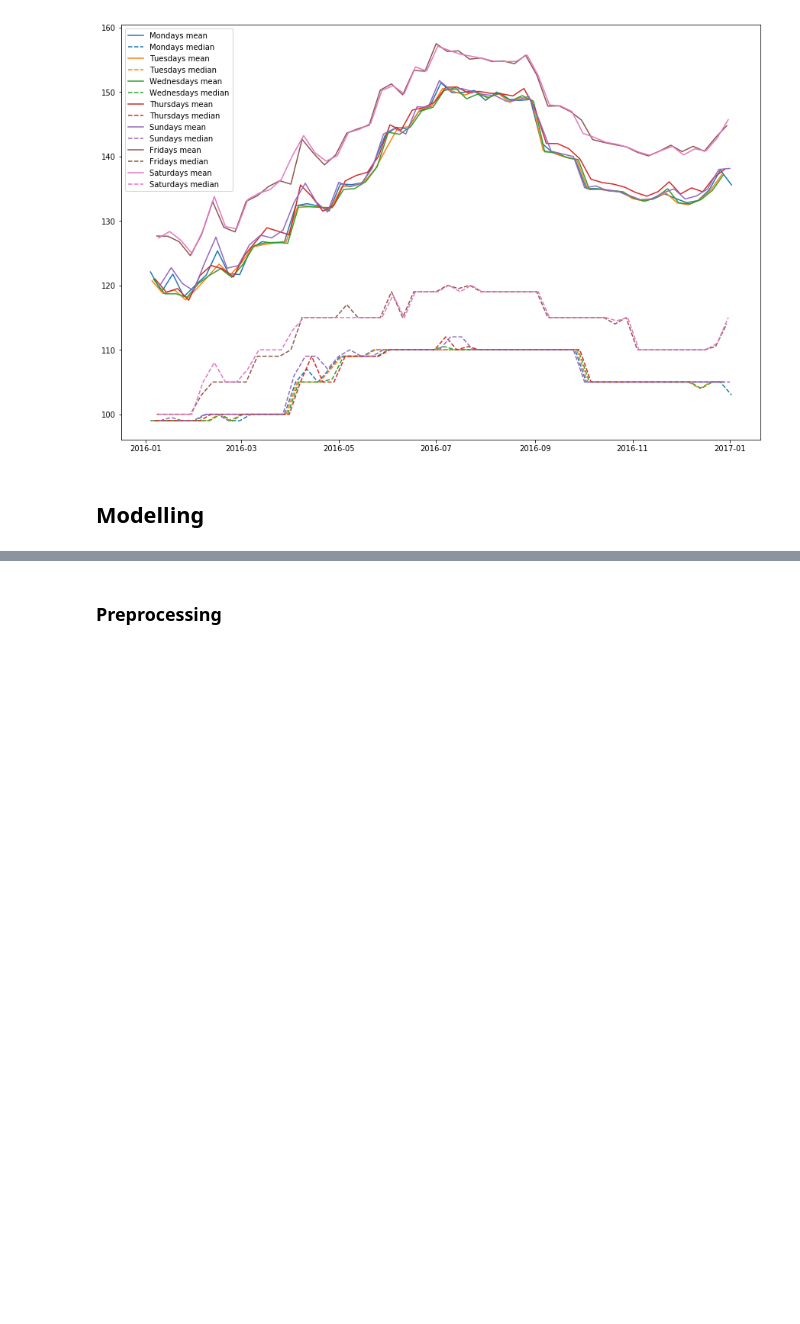
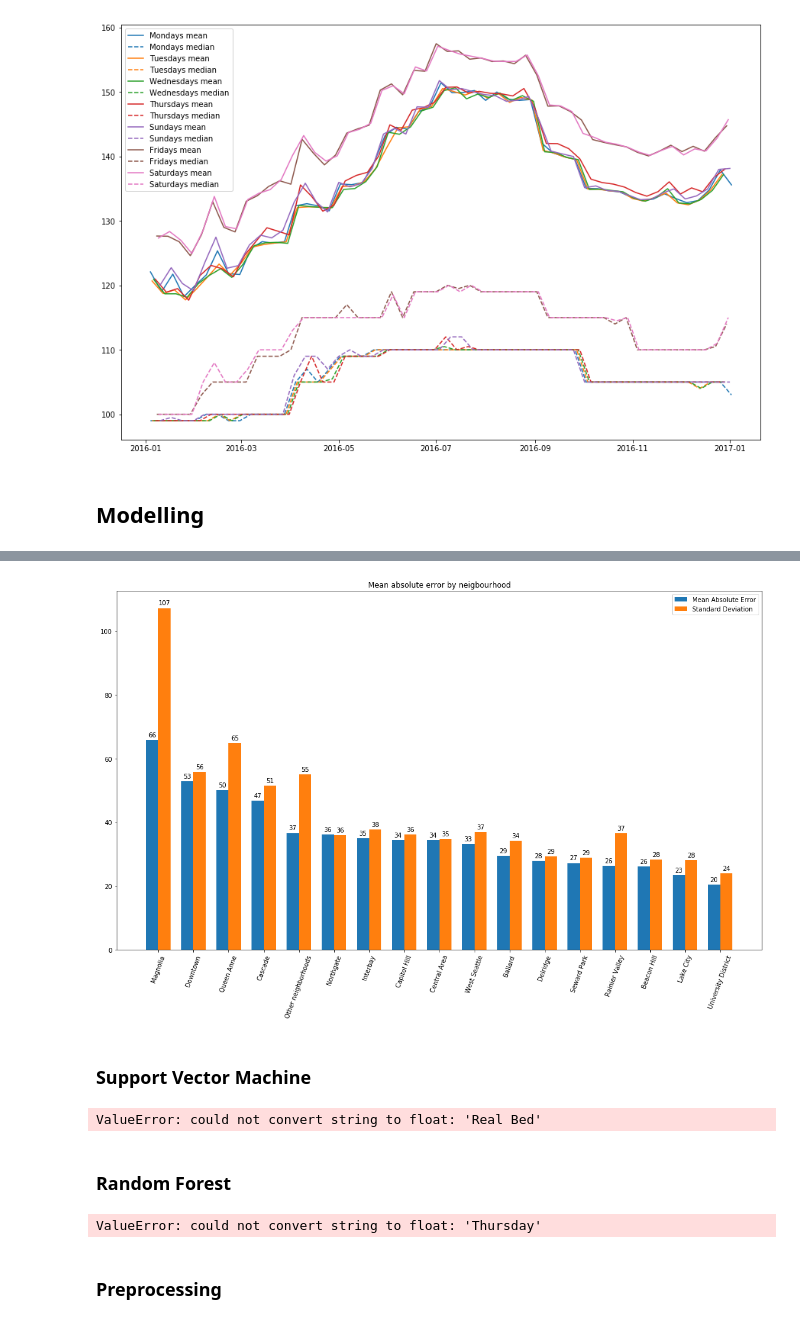
Before and after one commit to rubengura/SeattleAirBnBAnalysis, a Jupyter notebook: Udacity Data Science Nanodegree P1T2.ipynb, the cells around one changed output, grey strips where cells are left out. Drawn from its saved outputs; the diff is of its cells as text; code cells hidden in the pictures; blank space fills up the shorter version.

```diff
--- a/Udacity Data Science Nanodegree P1T2.ipynb
+++ b/Udacity Data Science Nanodegree P1T2.ipynb
@@ -275,3 +320,60 @@ reviews.head()
+# %%
+error_statistics_by_neighbourhood = df.groupby('neighbourhood_group_cleansed')['abs_error'].describe()
+error_statistics_by_neighbourhood.sort_values('mean', ascending=False, inplace=True)
+
+x = np.arange(len(error_statistics_by_neighbourhood))
+width = 0.35
+
+fig, ax = plt.subplots(figsize=(15,10))
+rects1 = ax.bar(x - width/2, error_statistics_by_neighbourhood['mean'], width,
+                label='Mean Absolute Error')
+rects2 = ax.bar(x + width/2, error_statistics_by_neighbourhood['std'], width,
+                label='Standard Deviation')
+
+ax.legend()
+ax.set_xticks(x)
+ax.set_xticklabels(error_statistics_by_neighbourhood.index, rotation=70)
+ax.set_title('Mean absolute error by neigbourhood')
+
+def autolabel(rects):
+    """Attach a text label above each bar in *rects*, displaying its height."""
+    for rect in rects:
+        height = rect.get_height()
+        ax.annotate('{}'.format(int(np.around(height))),
+                    xy=(rect.get_x() + rect.get_width() / 2, height),
+                    xytext=(0, 3),  # 3 points vertical offset
+                    textcoords="offset points",
+                    ha='center', va='bottom')
+
+
+autolabel(rects1)
+autolabel(rects2)
+
+fig.tight_layout()
+
+plt.show()
+# %% [output]
+[figure, added]
+# %% [markdown]
+### Support Vector Machine
+# %%
+svm = SVR()
+svm.fit(X_train, Y_train)
+Y_pred = svm.predict(X_test)
+print(r2_score(Y_test, Y_pred))
+print(np.sqrt(mean_squared_error(Y_test, Y_pred)))
+# %% [output]
+ValueError: could not convert string to float: 'Real Bed'
+# %% [markdown]
+### Random Forest
+# %%
+rf = RandomForestRegressor()
+rf.fit(X_train, Y_train)
+Y_pred = rf.predict(X_test)
+print(r2_score(Y_test, Y_pred))
+print(np.sqrt(mean_squared_error(Y_test, Y_pred)))
+# %% [output]
+ValueError: could not convert string to float: 'Thursday'
 # %% [markdown]
 ### Preprocessing
 # %%
```
Also changed, not shown: parts of 22 cells of this notebook.
